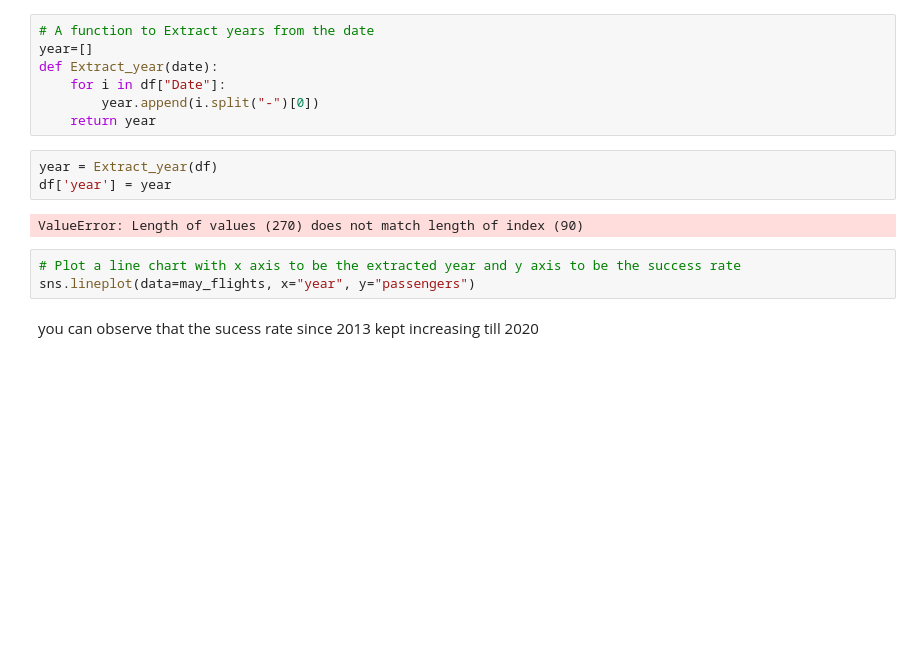
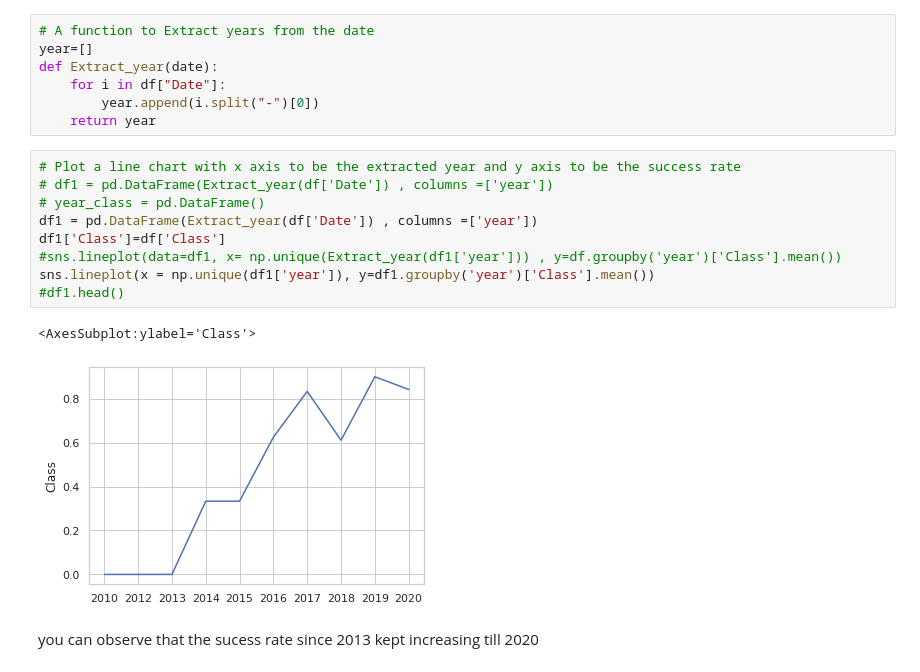
Before and after one commit to SuwaidAslam/Applied-Data-Science-Capstone-Project, a Jupyter notebook: EDA with Visualization lab.ipynb, the cells around one changed output. Drawn from its saved outputs; the diff is of its cells as text; blank space fills up the shorter version.

```diff
--- a/EDA with Visualization lab.ipynb
+++ b/EDA with Visualization lab.ipynb
@@ -155,14 +155,18 @@ def Extract_year(date):
     for i in df["Date"]:
         year.append(i.split("-")[0])
     return year
-# %%
-year = Extract_year(df)
-df['year'] = year
-# %% [output]
-ValueError: Length of values (270) does not match length of index (90)
 # %%
 # Plot a line chart with x axis to be the extracted year and y axis to be the success rate
-sns.lineplot(data=may_flights, x="year", y="passengers")
+# df1 = pd.DataFrame(Extract_year(df['Date']) , columns =['year'])
+# year_class = pd.DataFrame()
+df1 = pd.DataFrame(Extract_year(df['Date']) , columns =['year'])
+df1['Class']=df['Class']
+#sns.lineplot(data=df1, x= np.unique(Extract_year(df1['year'])) , y=df.groupby('year')['Class'].mean())
+sns.lineplot(x = np.unique(df1['year']), y=df1.groupby('year')['Class'].mean())
+#df1.head()
+# %% [output]
+<AxesSubplot:ylabel='Class'>
+[figure, added]
 # %% [markdown]
 you can observe that the sucess rate since 2013 kept increasing till 2020
 # %% [markdown]
```
Also changed, not shown: parts of 2 cells of this notebook.
